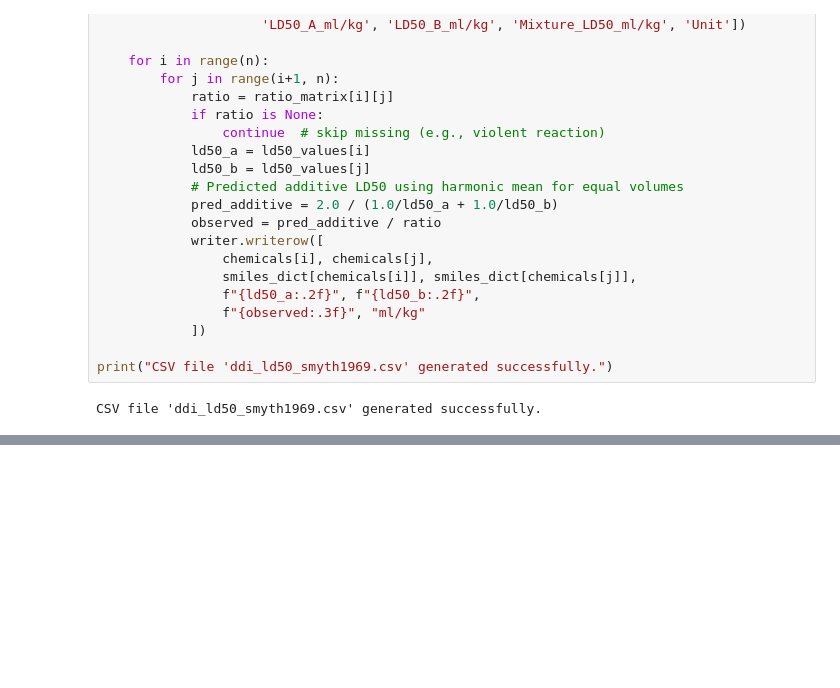
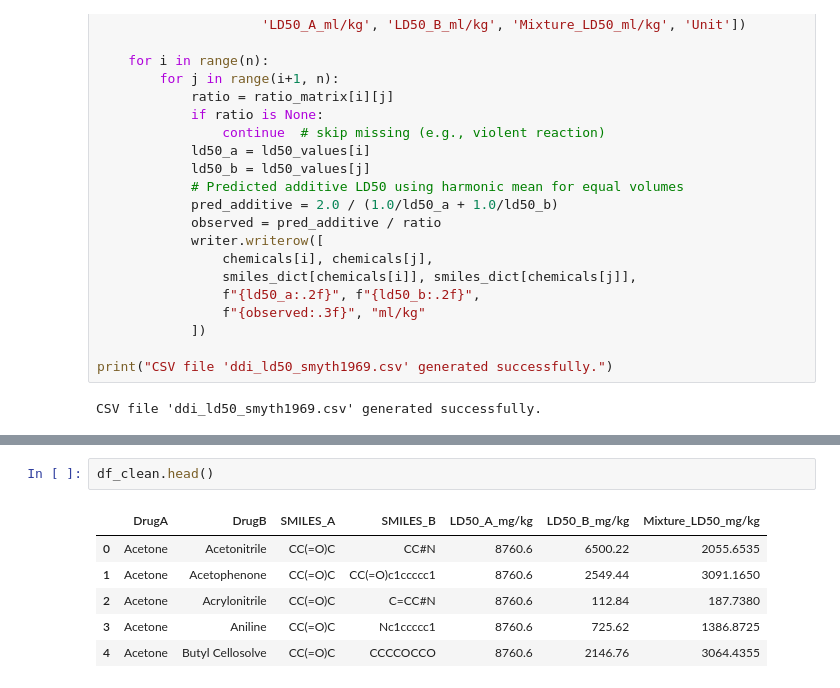
Before and after one commit to summyyyyy/Mixture-Toxicity-Predictor-with-Real-Time-Explanations, a Jupyter notebook: Data_extraction_from_the_Smyth_et_al_1969_paper_for_building_a_DDI_LD50_dataset.ipynb, the cells around one changed output, grey strips where cells are left out. Drawn from its saved outputs; the diff is of its cells as text; blank space fills up the shorter version.

```diff
--- a/Data_extraction_from_the_Smyth_et_al_1969_paper_for_building_a_DDI_LD50_dataset.ipynb
+++ b/Data_extraction_from_the_Smyth_et_al_1969_paper_for_building_a_DDI_LD50_dataset.ipynb
@@ -173,0 +274,9 @@ CSV file 'ddi_ld50_smyth1969.csv' generated successfully.
+# %%
+df_clean.head()
+# %% [output]
+|  | DrugA | DrugB | SMILES_A | SMILES_B | LD50_A_mg/kg | LD50_B_mg/kg | Mixture_LD50_mg/kg |
+| 0 | Acetone | Acetonitrile | CC(=O)C | CC#N | 8760.6 | 6500.22 | 2055.6535 |
+| 1 | Acetone | Acetophenone | CC(=O)C | CC(=O)c1ccccc1 | 8760.6 | 2549.44 | 3091.1650 |
+| 2 | Acetone | Acrylonitrile | CC(=O)C | C=CC#N | 8760.6 | 112.84 | 187.7380 |
+| 3 | Acetone | Aniline | CC(=O)C | Nc1ccccc1 | 8760.6 | 725.62 | 1386.8725 |
+| 4 | Acetone | Butyl Cellosolve | CC(=O)C | CCCCOCCO | 8760.6 | 2146.76 | 3064.4355 |
```
Also changed, not shown: parts of 4 cells of this notebook, 1 other file.
